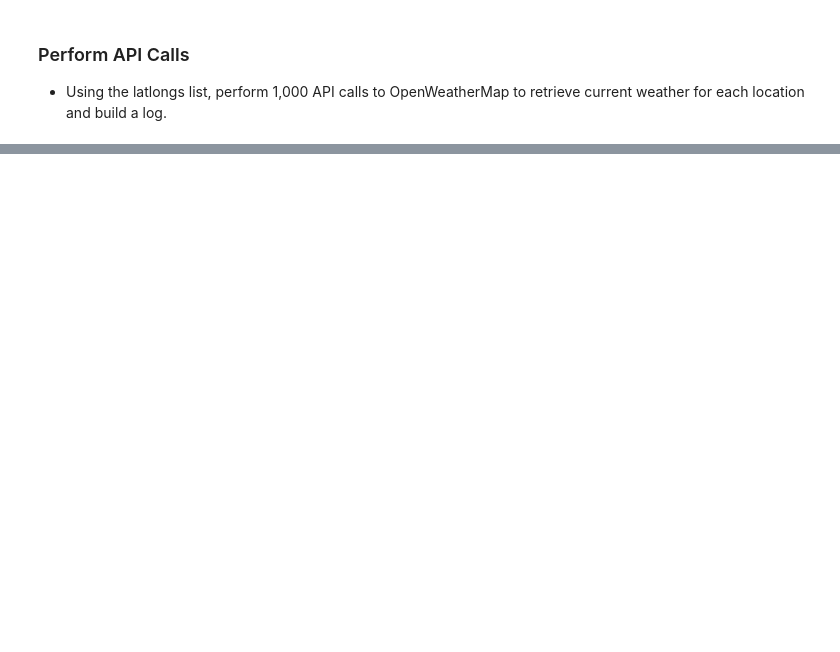
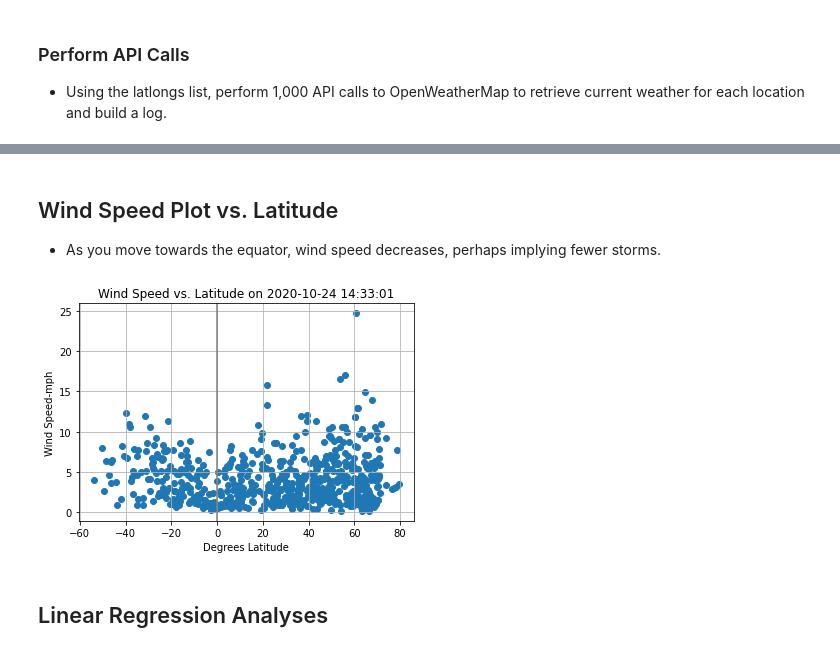
Before and after one commit to Oh-KPond/GIS-API-Challenge, a Jupyter notebook: WeatherPy/WeatherPy.ipynb, the cells around one changed output, grey strips where cells are left out. Saved outputs shown, nothing was run; the diff lists cells and outputs as text; code cells hidden in the pictures; blank space fills up the shorter version.

```diff
--- a/WeatherPy/WeatherPy.ipynb
+++ b/WeatherPy/WeatherPy.ipynb
@@ -173,0 +213,19 @@ Skip this step if there are no cities that have humidity > 100%.
+# %% [markdown]
+## Wind Speed Plot vs. Latitude
+* As you move towards the equator, wind speed decreases, perhaps implying fewer storms.
+# %%
+# Scatter plot with matplotlib.pyplot
+
+plt.scatter(df["Latitude"], df["Wind Speed"])
+plt.title("Wind Speed vs. Latitude on "+ date)
+plt.xlabel("Degrees Latitude")
+plt.ylabel("Wind Speed-mph")
+plt.yticks([0, 5, 10, 15, 20, 25])
+plt.axvline(0, c="gray")
+plt.grid()
+plt.savefig("Figures/Scatter plot wind speed vs lat.png")
+plt.show()
+# %% [output]
+[figure, added]
+# %% [markdown]
+## Linear Regression Analyses
```
Also changed, not shown: parts of 55 cells of this notebook, 15 other files.
